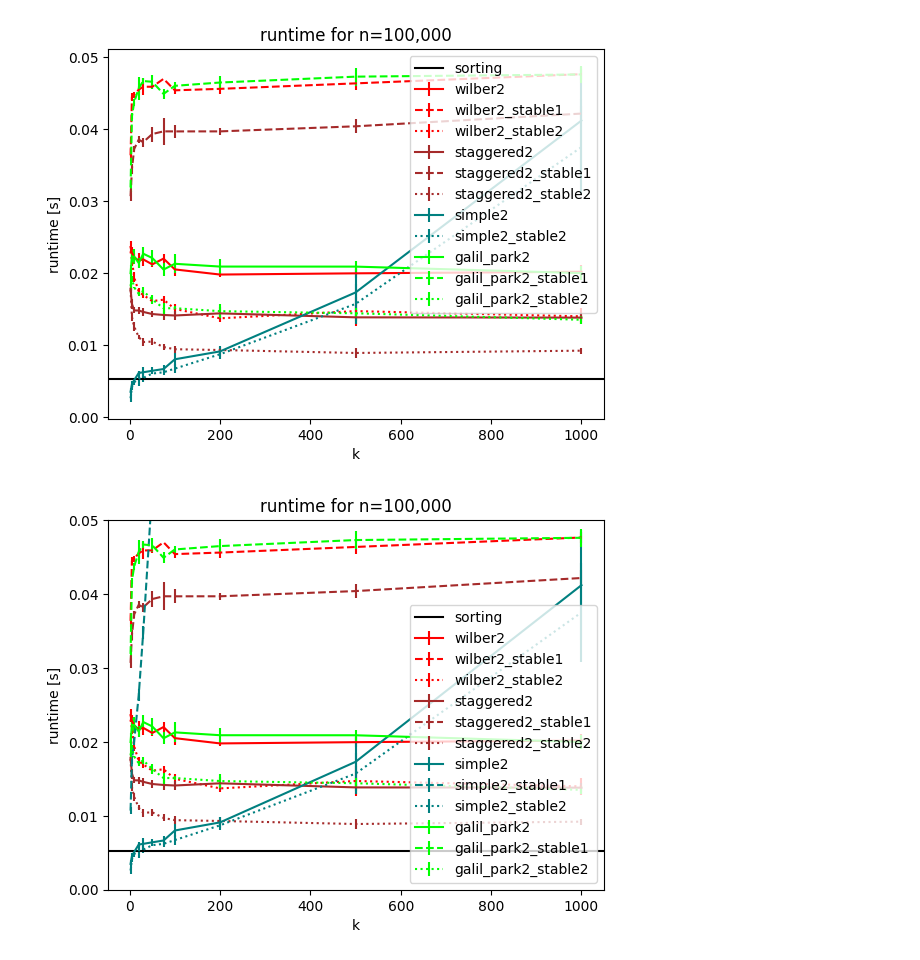
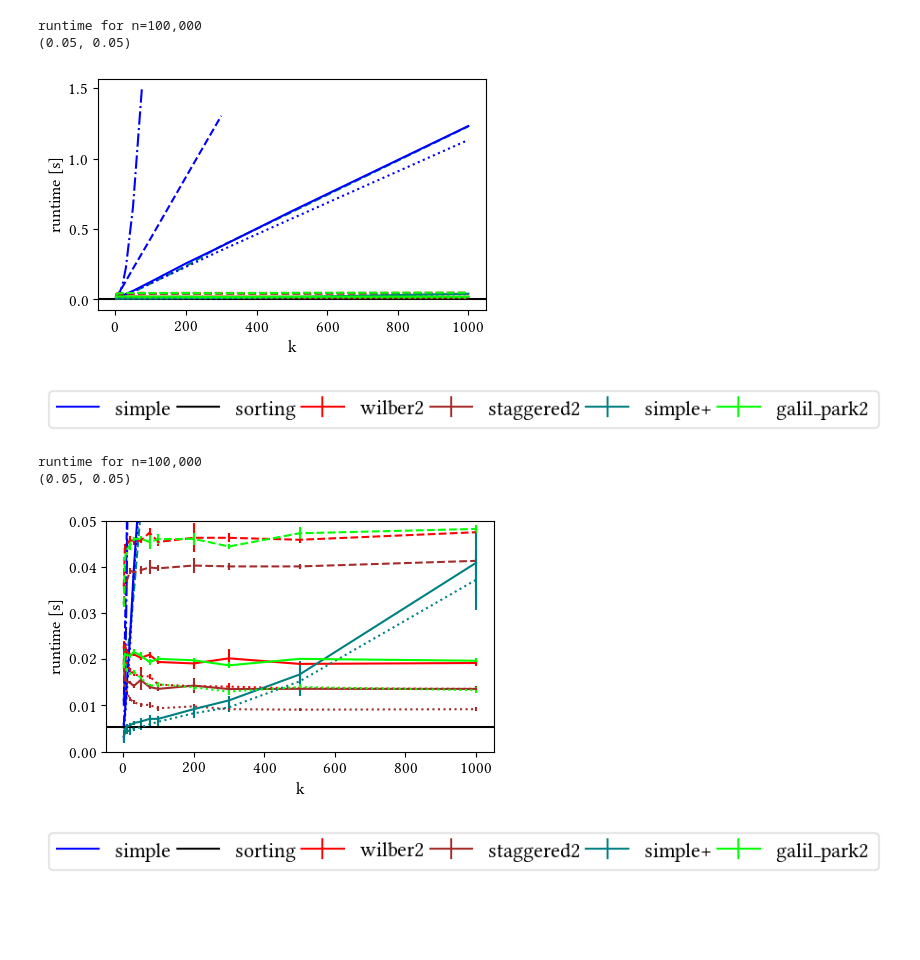
Before and after one commit to Feelx234/microagg1d, a Jupyter notebook: SpeedComparison.ipynb, the cells around one changed output. Cells and saved outputs as stored; diff of their text form; code cells hidden in the pictures; blank space fills up the shorter version.

```diff
--- a/SpeedComparison.ipynb
+++ b/SpeedComparison.ipynb
@@ -110,6 +139,7 @@ def get_linestyle(method_str):
     linestyle_map = {
         "stable1" : "--",
         "stable2" : ":",
+        "stable3" : "-.",
         "default" : "-",
     }
     for end, style in linestyle_map.items():
@@ -119,38 +171,29 @@ def get_linestyle(method_str):
 # %%
-def plot(df, n, max_k = None, show_simple=False, ignores=tuple(), max_y=None):
-    plt.figure()
+def plot(df, n, max_k = None, show_simple=False, ignores=tuple(), max_y=None, default_linestyle="-", save_name=None):
+    fig = plt.figure(figsize=(5,3))
     for name in df["name"].unique():
         if name in ("sorting", "sample") or name in ignores:
             continue
-        my_errorbar(*get_vals(df, name, n, max_k), label=name, color=get_colors(name), linestyle=get_linestyle(name))
+        label=name
+        if get_linestyle(name)!=default_linestyle:
+            label=None
+        my_errorbar(*get_vals(df, name, n, max_k), label=label, color=get_colors(name), linestyle=get_linestyle(name))
     plt.axhline(get_vals(df, "sorting", n)[1][0], color="k", label="sorting")
     #my_errorbar(*get_vals(df, "staggered2", n, max_k), label="staggered_stable", color=color_staggered)
     #my_errorbar(*get_vals(df, "galil_park2", n, max_k), label="galil2", color=color_staggered)
     #plt.axhline(get_vals(df, "sorting", 100_000)[1][0], color="k", label="sorting")
     plt.ylabel("runtime [s]")
     plt.xlabel("k")
-    plt.title(f"runtime for n={n:,}")
-    plt.legend()
-    if max_y is not None:
-        plt.gca().set_ylim(bottom=0, top=max_y)
-    return
-    my_errorbar(*get_vals(df, "wilber_stable", n, max_k), label="wilber_stable", linestyle="--", color=color_wilber)
-
-    my_errorbar(*get_vals(df, "wilber2", n, max_k), label="wilber2", color=color_wilber2)
-    my_errorbar(*get_vals(df, "wilber2_stable", n, max_k), label="wilber2_stable", linestyle="--", color=color_wilber2)
-    if show_simple:
-        #plt.errorbar(*get_vals(df, "simple", n, max_k), label="simple", color=color_simple)
-        #plt.errorbar(*get_vals(df, "simple_stable", n, max_k), label="simple_stable", linestyle="--", color=color_simple)
-
-
-        my_errorbar(*get_vals(df, "simple2_stable", n, max_k), label="simple_stable2", linestyle="--", color=color_simple2)
-    my_errorbar(*get_vals(df, "simple2", n, max_k), label="simple2", color=color_simple2)
-
-    my_errorbar(*get_vals(df, "galil_park", n, max_k), label="galil", color=color_galil)
-    my_errorbar(*get_vals(df, "galil_park2", n, max_k), label="galil2", color=color_galil2)
-    my_errorbar(*get_vals(df, "galil_park2_stable", n, max_k), label="galil2_stable", linestyle="--", color=color_galil2)
-    my_errorbar(*get_vals(df, "galil_park_stable", n, max_k), label="galil_stable", linestyle="--", color=color_galil)
 
 
 
-    #plt.xscale("log")
+    if max_y is not None:
+        plt.gca().set_ylim(bottom=0, top=max_y)
+
+    if not save_name is None:
+        print(f"runtime for n={n:,}")
+        fig.savefig(save_name, bbox_inches = 'tight')
+        plot_external_legend(plt.gca(), Path(save_name).name)
+    else:
+        plt.title(f"runtime for n={n:,}")
+        plt.legend()
@@ -157,11 +223,18 @@ def plot(df, n, max_k = None, show_simple=False, ignores=tuple(), max_y=None):
 # %%
-plot(df, 100_000, show_simple=True, ignores=("simple2_stable1",))
+plot(df, 100_000, show_simple=True, ignores=("simple2_stable1",), save_name="./figures/100k_3.pdf")
 # %% [output]
+runtime for n=100,000
+(0.05, 0.05)
-[figure, old version]
+[figure, new version]
+[figure, added]
 # %%
-plot(df, 100_000, show_simple=True, max_y=0.05)
+plot(df, 100_000, show_simple=True, max_y=0.05, save_name="./figures/100k_1.pdf")
+#plt.yscale("log")
 # %% [output]
+runtime for n=100,000
+(0.05, 0.05)
-[figure, old version]
+[figure, new version]
+[figure, added]
 # %%
 plot(df, 100_000, show_simple=False)
 # %% [output]
```
Also changed, not shown: parts of 18 cells of this notebook, 4 other files.
